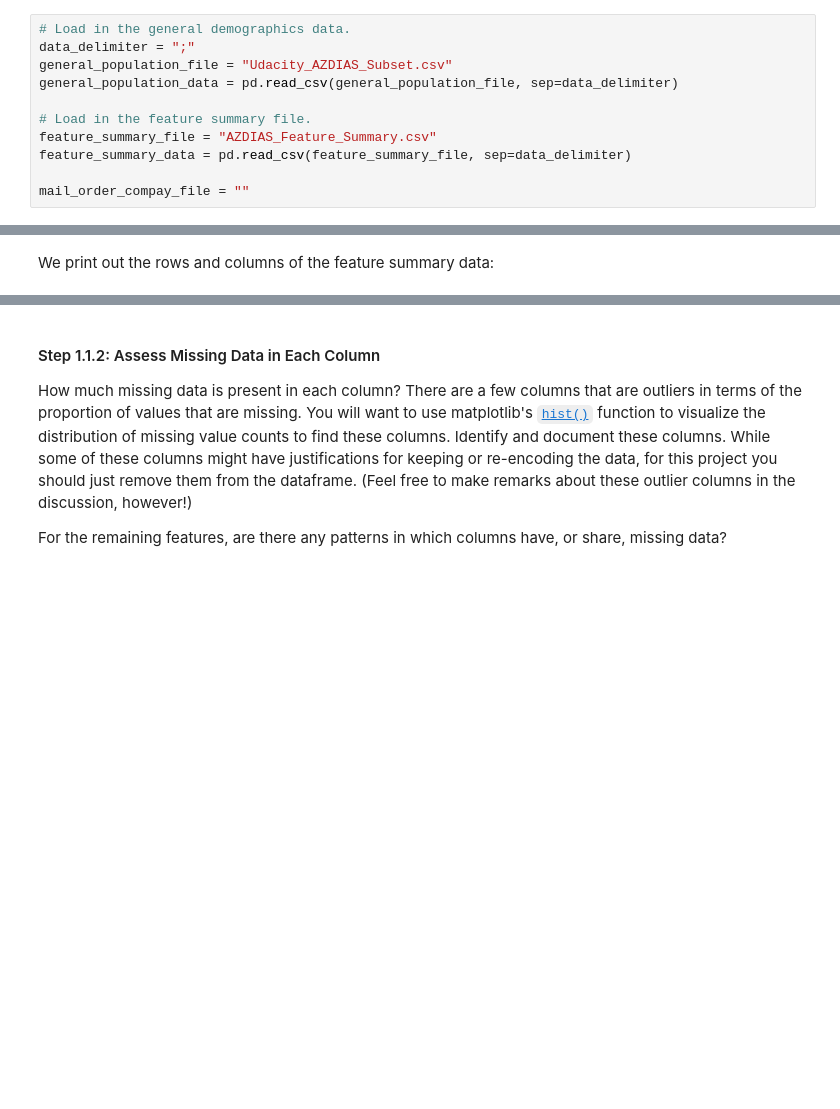
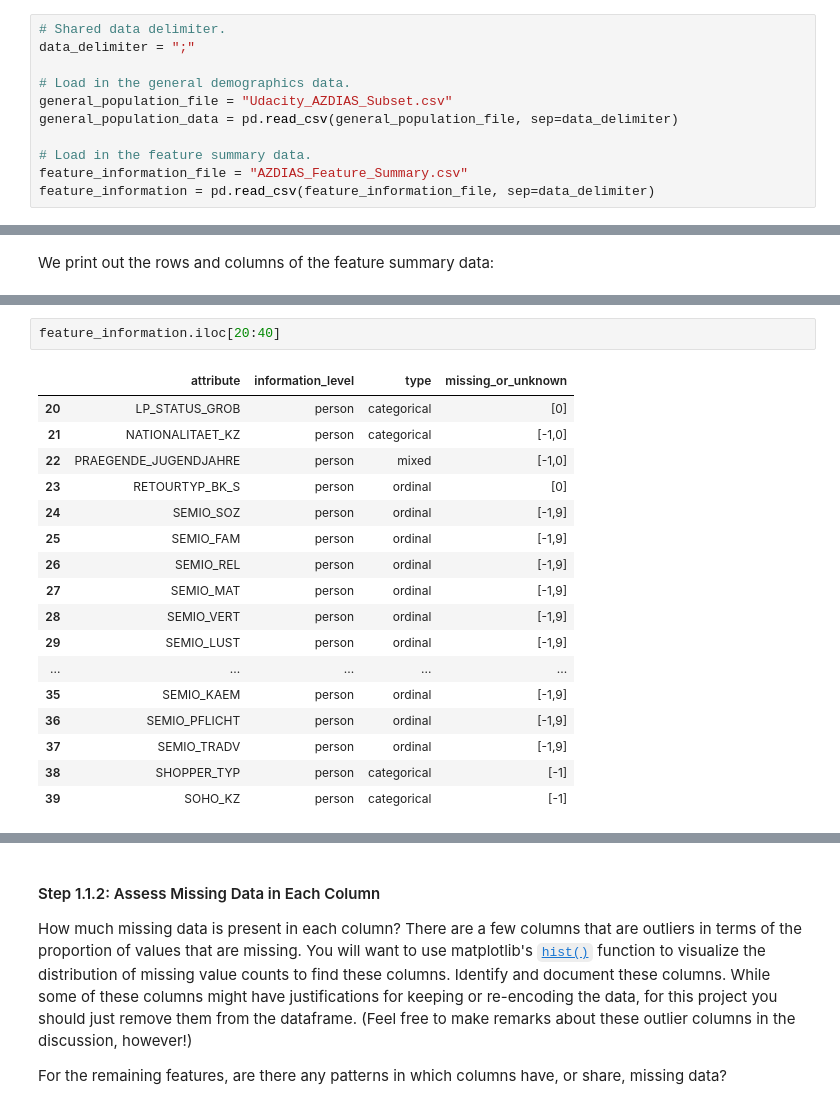
Before and after one commit to dguevar1/identify_customer_segments, a Jupyter notebook: Identify_Customer_Segments.ipynb, the cells around one changed output, grey strips where cells are left out. Cells and saved outputs as stored; diff of their text form; blank space fills up the shorter version.

```diff
--- a/Identify_Customer_Segments.ipynb
+++ b/Identify_Customer_Segments.ipynb
@@ -43,16 +44,16 @@ To start off with, load in the demographics data for the general population into
 
 Once the dataset is loaded, it's recommended that you take a little bit of time just browsing the general structure of the dataset and feature summary file. You'll be getting deep into the innards of the cleaning in the first major step of the project, so gaining some general familiarity can help you get your bearings.
 # %%
+# Shared data delimiter.
+data_delimiter = ";"
+
 # Load in the general demographics data.
-data_delimiter = ";"
 general_population_file = "Udacity_AZDIAS_Subset.csv"
 general_population_data = pd.read_csv(general_population_file, sep=data_delimiter)
 
-# Load in the feature summary file.
-feature_summary_file = "AZDIAS_Feature_Summary.csv"
-feature_summary_data = pd.read_csv(feature_summary_file, sep=data_delimiter)
-
-mail_order_compay_file = ""
+# Load in the feature summary data.
+feature_information_file = "AZDIAS_Feature_Summary.csv"
+feature_information = pd.read_csv(feature_information_file, sep=data_delimiter)
 # %%
 # Check the structure of the data after it's loaded (e.g. print the number of
 # rows and columns, print the first few rows).
@@ -256,0 +110,20 @@ general_population_data.to_csv("general_population_data_with_nans.csv", sep=data
+# %%
+feature_information.iloc[20:40]
+# %% [output]
+|  | attribute | information_level | type | missing_or_unknown |
+| 20 | LP_STATUS_GROB | person | categorical | [0] |
+| 21 | NATIONALITAET_KZ | person | categorical | [-1,0] |
+| 22 | PRAEGENDE_JUGENDJAHRE | person | mixed | [-1,0] |
+| 23 | RETOURTYP_BK_S | person | ordinal | [0] |
+| 24 | SEMIO_SOZ | person | ordinal | [-1,9] |
+| 25 | SEMIO_FAM | person | ordinal | [-1,9] |
+| 26 | SEMIO_REL | person | ordinal | [-1,9] |
+| 27 | SEMIO_MAT | person | ordinal | [-1,9] |
+| 28 | SEMIO_VERT | person | ordinal | [-1,9] |
+| 29 | SEMIO_LUST | person | ordinal | [-1,9] |
+| ... | ... | ... | ... | ... |
+| 35 | SEMIO_KAEM | person | ordinal | [-1,9] |
+| 36 | SEMIO_PFLICHT | person | ordinal | [-1,9] |
+| 37 | SEMIO_TRADV | person | ordinal | [-1,9] |
+| 38 | SHOPPER_TYP | person | categorical | [-1] |
+| 39 | SOHO_KZ | person | categorical | [-1] |
```
Also changed, not shown: parts of 92 cells of this notebook.
